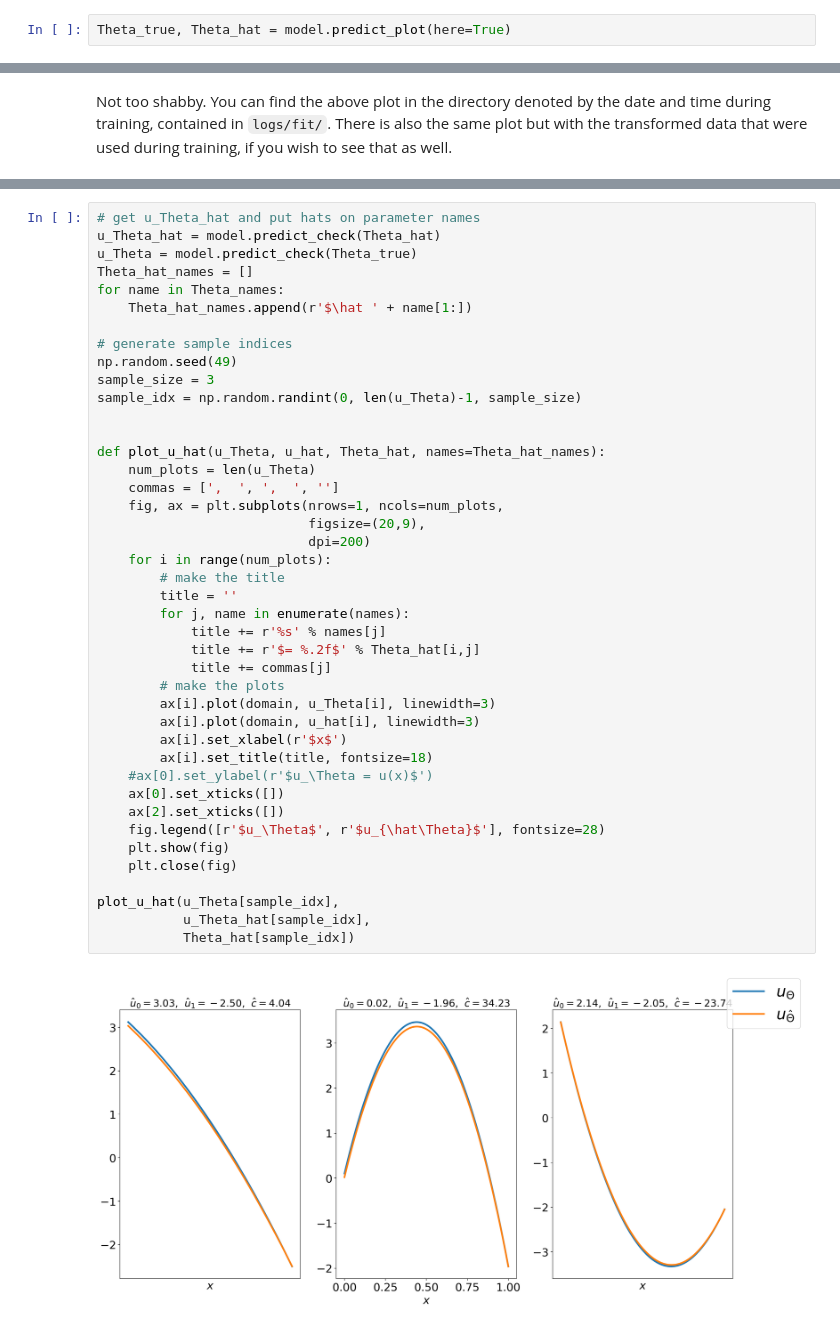
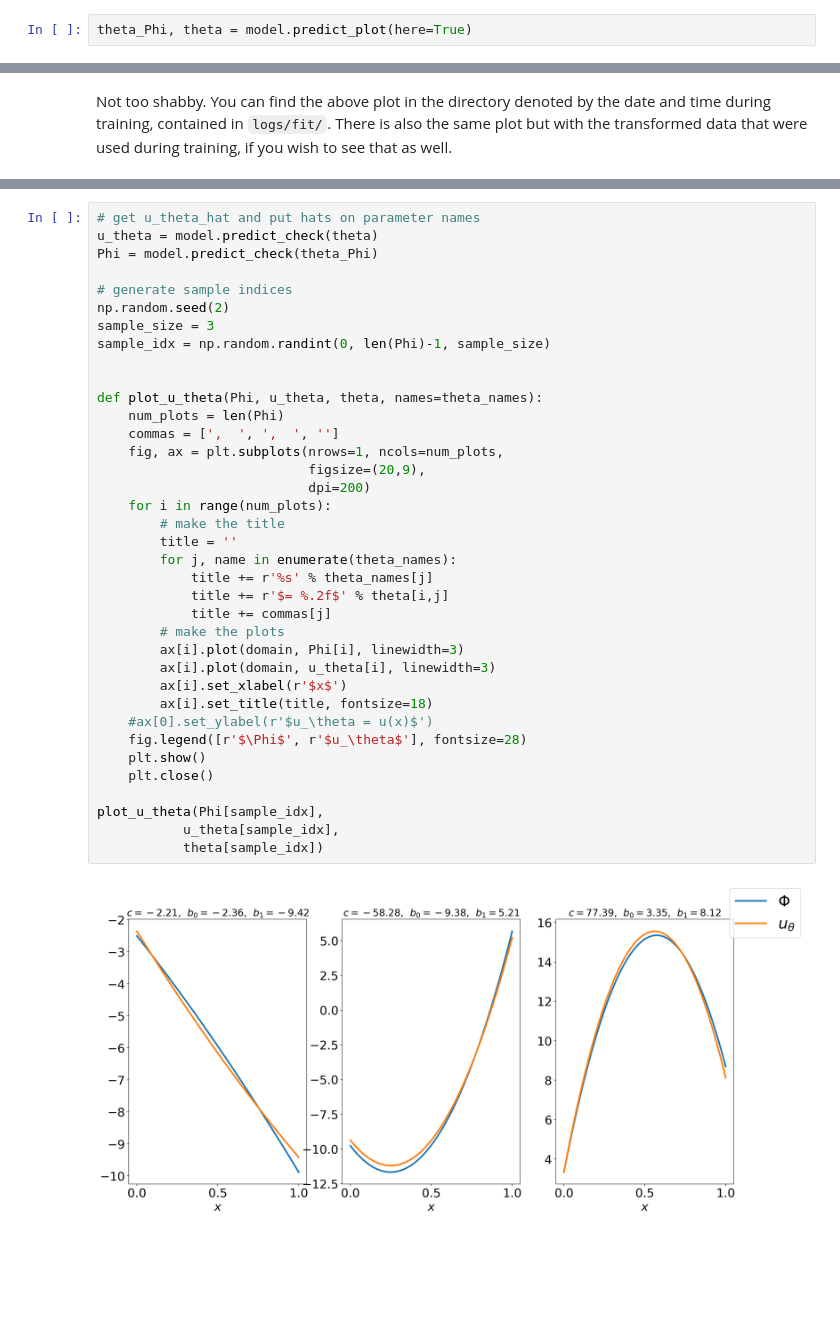
Before and after one commit to mattlukac/IPDESA, a Jupyter notebook: poisson_encoder_example.ipynb, the cells around one changed output, grey strips where cells are left out. Cells and saved outputs as stored; diff of their text form; blank space fills up the shorter version.

```diff
--- a/poisson_encoder_example.ipynb
+++ b/poisson_encoder_example.ipynb
@@ -246,3 +250,3 @@ and the predicted parameters, $\hat\Theta$.
 # %%
-Theta_true, Theta_hat = model.predict_plot(here=True)
+theta_Phi, theta = model.predict_plot(here=True)
 # %% [output]
@@ -262,46 +266,41 @@ we should totally 'decode' the predicted parameters
 to produce the analytic solutions they give rise to.
 As expected, we can see the true and predicted solutions are quite close.
 # %%
-# get u_Theta_hat and put hats on parameter names
-u_Theta_hat = model.predict_check(Theta_hat)
-u_Theta = model.predict_check(Theta_true)
-Theta_hat_names = []
-for name in Theta_names:
-    Theta_hat_names.append(r'$\hat ' + name[1:])
+# get u_theta_hat and put hats on parameter names
+u_theta = model.predict_check(theta)
+Phi = model.predict_check(theta_Phi)
 
 # generate sample indices
-np.random.seed(49)
+np.random.seed(2)
 sample_size = 3
-sample_idx = np.random.randint(0, len(u_Theta)-1, sample_size)
+sample_idx = np.random.randint(0, len(Phi)-1, sample_size)
 
 
-def plot_u_hat(u_Theta, u_hat, Theta_hat, names=Theta_hat_names):
-    num_plots = len(u_Theta)
+def plot_u_theta(Phi, u_theta, theta, names=theta_names):
+    num_plots = len(Phi)
     commas = [',  ', ',  ', '']
     fig, ax = plt.subplots(nrows=1, ncols=num_plots,
                            figsize=(20,9),
                            dpi=200)
     for i in range(num_plots):
         # make the title
         title = ''
-        for j, name in enumerate(names):
-            title += r'%s' % names[j]
-            title += r'$= %.2f$' % Theta_hat[i,j]
+        for j, name in enumerate(theta_names):
+            title += r'%s' % theta_names[j]
+            title += r'$= %.2f$' % theta[i,j]
             title += commas[j]
         # make the plots
-        ax[i].plot(domain, u_Theta[i], linewidth=3)
-        ax[i].plot(domain, u_hat[i], linewidth=3)
+        ax[i].plot(domain, Phi[i], linewidth=3)
+        ax[i].plot(domain, u_theta[i], linewidth=3)
         ax[i].set_xlabel(r'$x$')
         ax[i].set_title(title, fontsize=18)
-    #ax[0].set_ylabel(r'$u_\Theta = u(x)$')
-    ax[0].set_xticks([])
-    ax[2].set_xticks([])
-    fig.legend([r'$u_\Theta$', r'$u_{\hat\Theta}$'], fontsize=28)
-    plt.show(fig)
-    plt.close(fig)
+    #ax[0].set_ylabel(r'$u_\theta = u(x)$')
+    fig.legend([r'$\Phi$', r'$u_\theta$'], fontsize=28)
+    plt.show()
+    plt.close()
 
-plot_u_hat(u_Theta[sample_idx],
-           u_Theta_hat[sample_idx],
-           Theta_hat[sample_idx])
+plot_u_theta(Phi[sample_idx],
+           u_theta[sample_idx],
+           theta[sample_idx])
 # %% [output]
-[figure, old version]
+[figure, new version]
```
Also changed, not shown: parts of 16 cells of this notebook, 3 other files.
